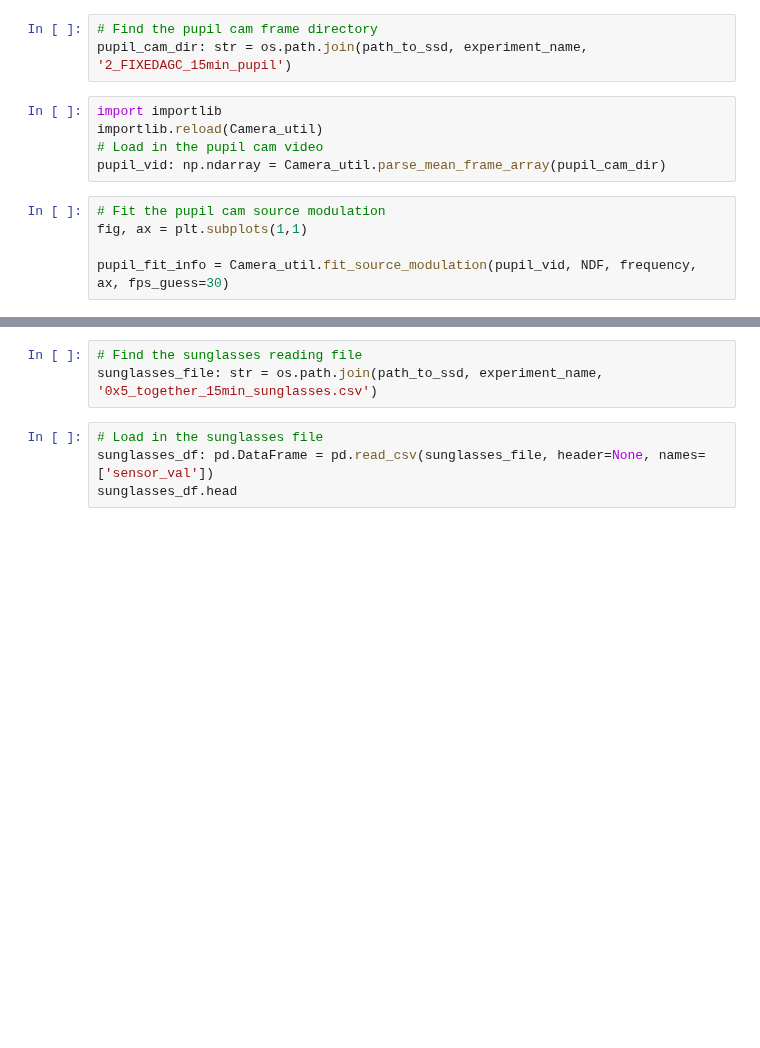
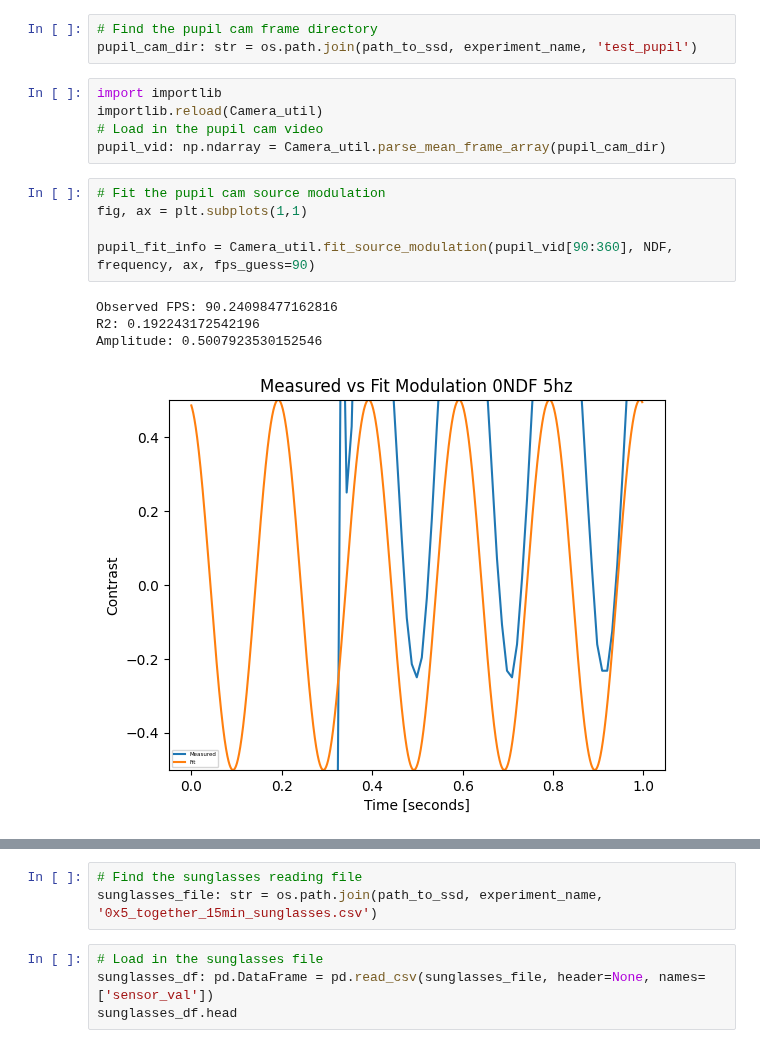
Before and after one commit to gkaguirrelab/combiExperiments, a Jupyter notebook: code/lightLogger/raspberry_pi_firmware/testing.ipynb, the cells around one changed output, grey strips where cells are left out. Saved outputs shown, nothing was run; the diff lists cells and outputs as text; blank space fills up the shorter version.

```diff
--- a/code/lightLogger/raspberry_pi_firmware/testing.ipynb
+++ b/code/lightLogger/raspberry_pi_firmware/testing.ipynb
@@ -98,7 +82,7 @@ exposure_ax.set_ylabel('Exposure', color='orange')
 plt.show()
 # %%
 # Find the pupil cam frame directory
-pupil_cam_dir: str = os.path.join(path_to_ssd, experiment_name, '2_FIXEDAGC_15min_pupil')
+pupil_cam_dir: str = os.path.join(path_to_ssd, experiment_name, 'test_pupil')
 # %%
 import importlib
 importlib.reload(Camera_util)
@@ -107,5 +91,10 @@ pupil_vid: np.ndarray = Camera_util.parse_mean_frame_array(pupil_cam_dir)
 # %%
 # Fit the pupil cam source modulation
 fig, ax = plt.subplots(1,1)
 
-pupil_fit_info = Camera_util.fit_source_modulation(pupil_vid, NDF, frequency, ax, fps_guess=30)
+pupil_fit_info = Camera_util.fit_source_modulation(pupil_vid[90:360], NDF, frequency, ax, fps_guess=90)
+# %% [output]
+Observed FPS: 90.24098477162816
+R2: 0.192243172542196
+Amplitude: 0.5007923530152546
+[figure, added]
```
Also changed, not shown: parts of 21 cells of this notebook, 6 other files.
